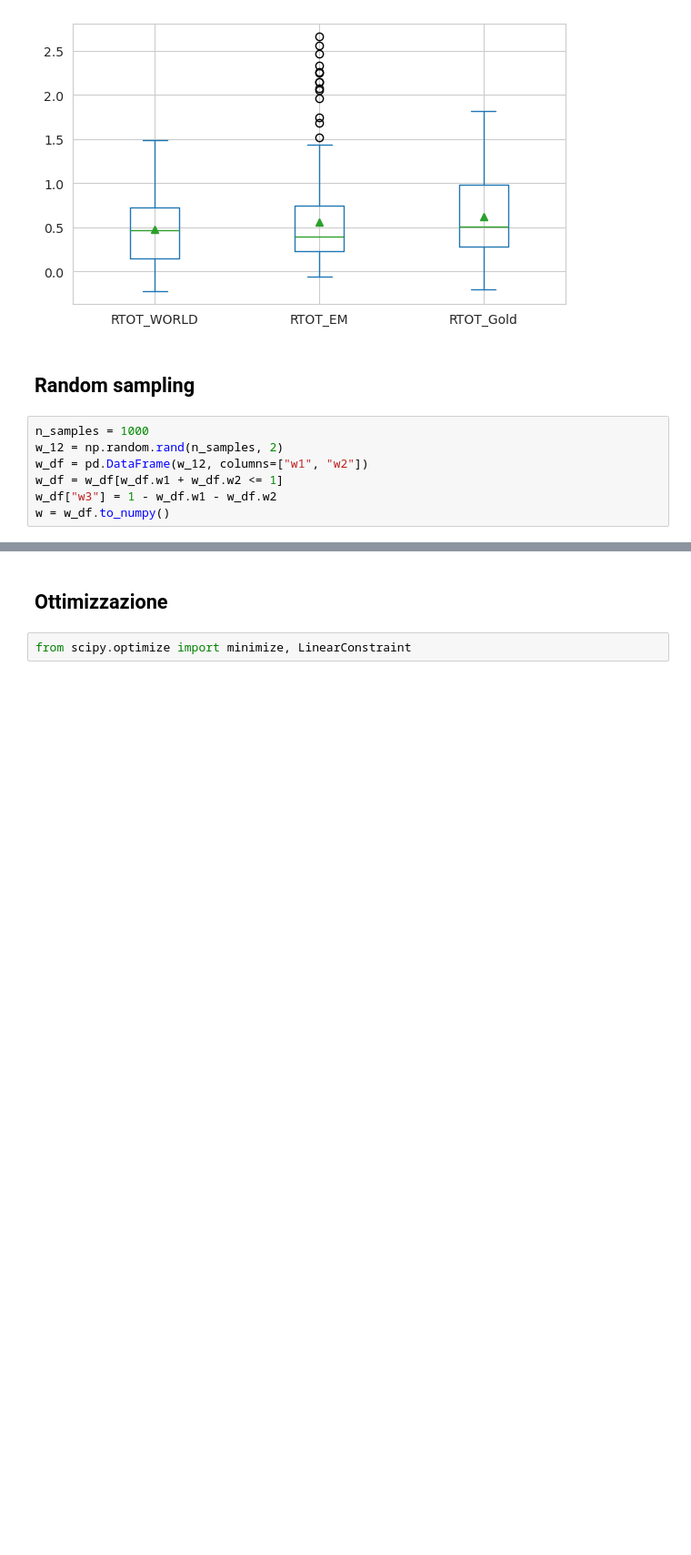
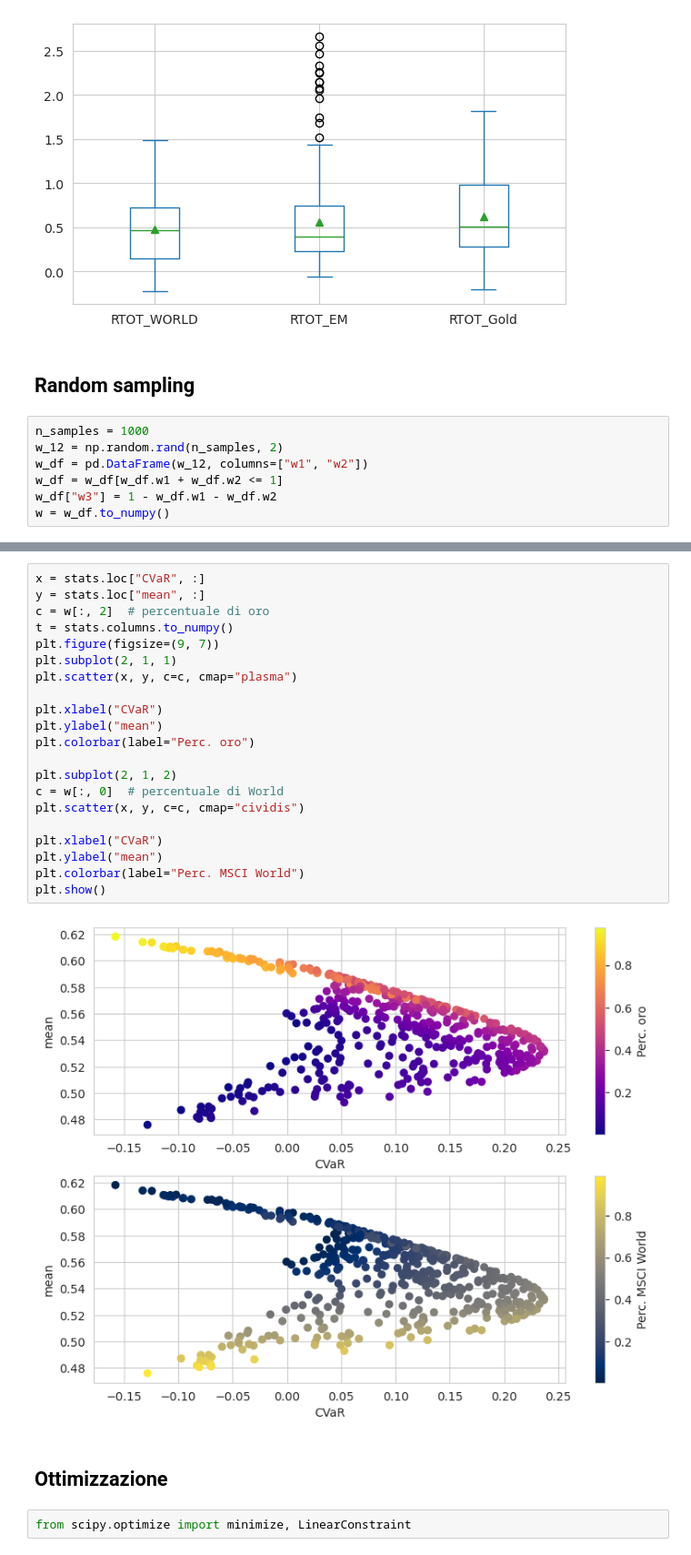
Before and after one commit to aadeg/analisi-investimenti, a Jupyter notebook: portafoglio/11_historical_analysis_index.ipynb, the cells around one changed output, grey strips where cells are left out. Shown at 91% size. Cells and saved outputs as stored; diff of their text form; blank space fills up the shorter version.

```diff
--- a/portafoglio/11_historical_analysis_index.ipynb
+++ b/portafoglio/11_historical_analysis_index.ipynb
@@ -255,3 +254,26 @@ Name: 341, dtype: float64
+# %%
+x = stats.loc["CVaR", :]
+y = stats.loc["mean", :]
+c = w[:, 2]  # percentuale di oro
+t = stats.columns.to_numpy()
+plt.figure(figsize=(9, 7))
+plt.subplot(2, 1, 1)
+plt.scatter(x, y, c=c, cmap="plasma")
+
+plt.xlabel("CVaR")
+plt.ylabel("mean")
+plt.colorbar(label="Perc. oro")
+
+plt.subplot(2, 1, 2)
+c = w[:, 0]  # percentuale di World
+plt.scatter(x, y, c=c, cmap="cividis")
+
+plt.xlabel("CVaR")
+plt.ylabel("mean")
+plt.colorbar(label="Perc. MSCI World")
+plt.show()
+# %% [output]
+[figure, added]
 # %% [markdown]
 ## Ottimizzazione
 # %%
```
Also changed, not shown: parts of 16 cells of this notebook, 9 other files.
